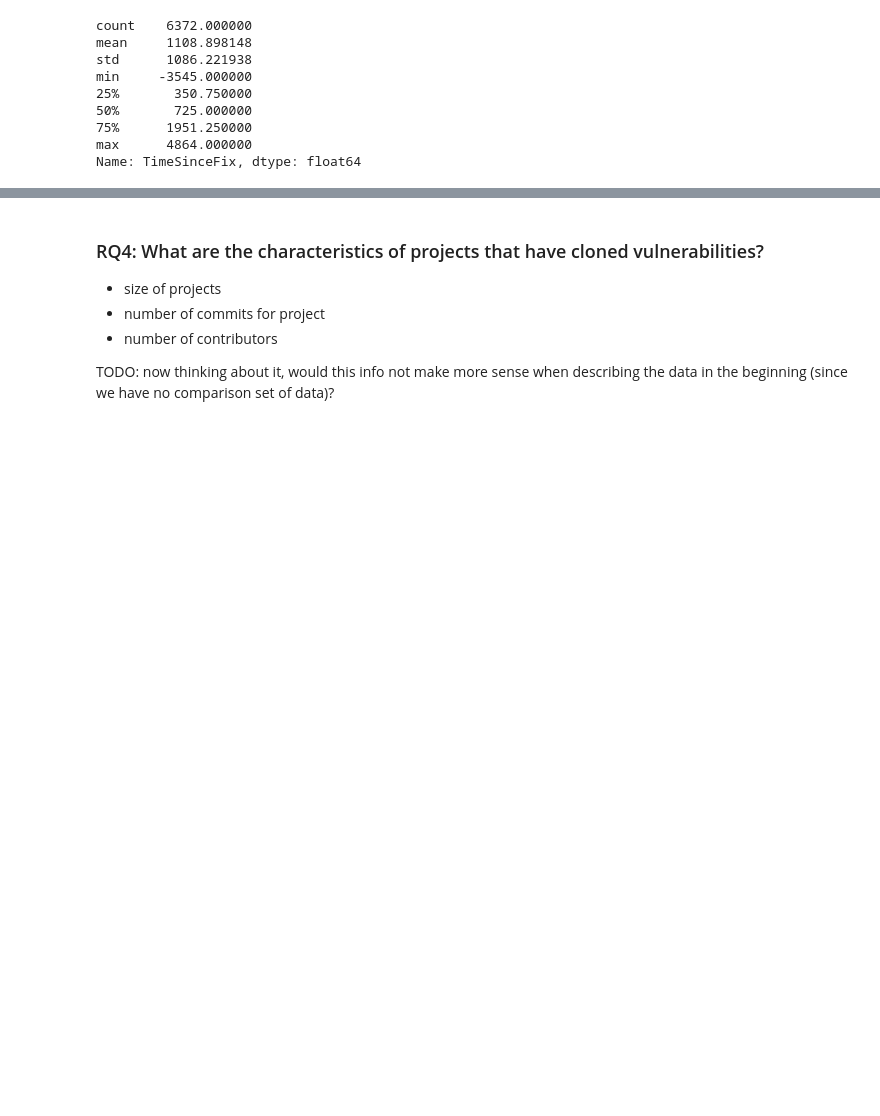
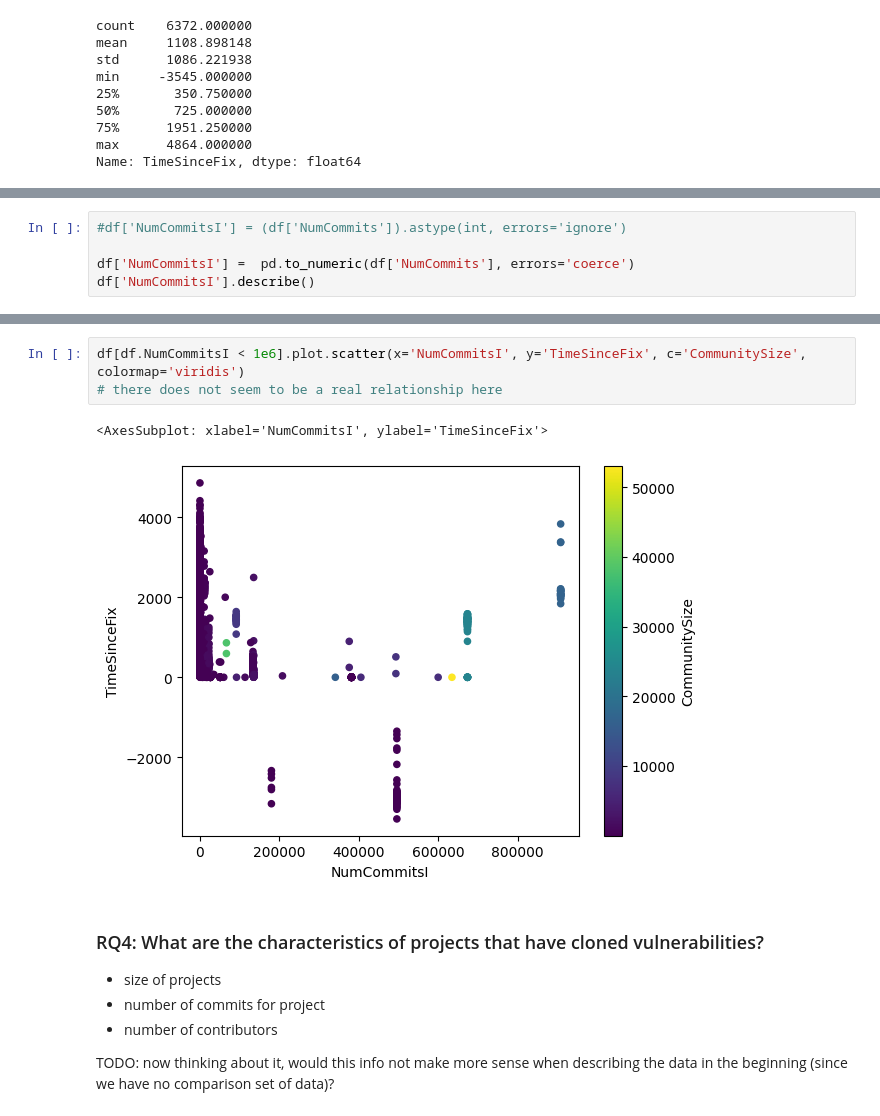
Before and after one commit to woc-hack/kjd, a Jupyter notebook: Data analysis.ipynb, the cells around one changed output, grey strips where cells are left out. Drawn from its saved outputs; the diff is of its cells as text; blank space fills up the shorter version.

Commit message:
Added some analysis for fix times

```diff
--- a/Data analysis.ipynb
+++ b/Data analysis.ipynb
@@ -804,0 +840,5 @@ Name: TimeSinceFix, dtype: float64
+# %%
+#df['NumCommitsI'] = (df['NumCommits']).astype(int, errors='ignore')
+
+df['NumCommitsI'] =  pd.to_numeric(df['NumCommits'], errors='coerce')
+df['NumCommitsI'].describe()
@@ -805,3 +877,9 @@ Name: TimeSinceFix, dtype: float64
+# %%
+df[df.NumCommitsI < 1e6].plot.scatter(x='NumCommitsI', y='TimeSinceFix', c='CommunitySize', colormap='viridis')
+# there does not seem to be a real relationship here
+# %% [output]
+<AxesSubplot: xlabel='NumCommitsI', ylabel='TimeSinceFix'>
+[figure, added]
 # %% [markdown]
 ### RQ4: What are the characteristics of projects that have cloned vulnerabilities?
 
```
Also changed, not shown: parts of 32 cells of this notebook.
